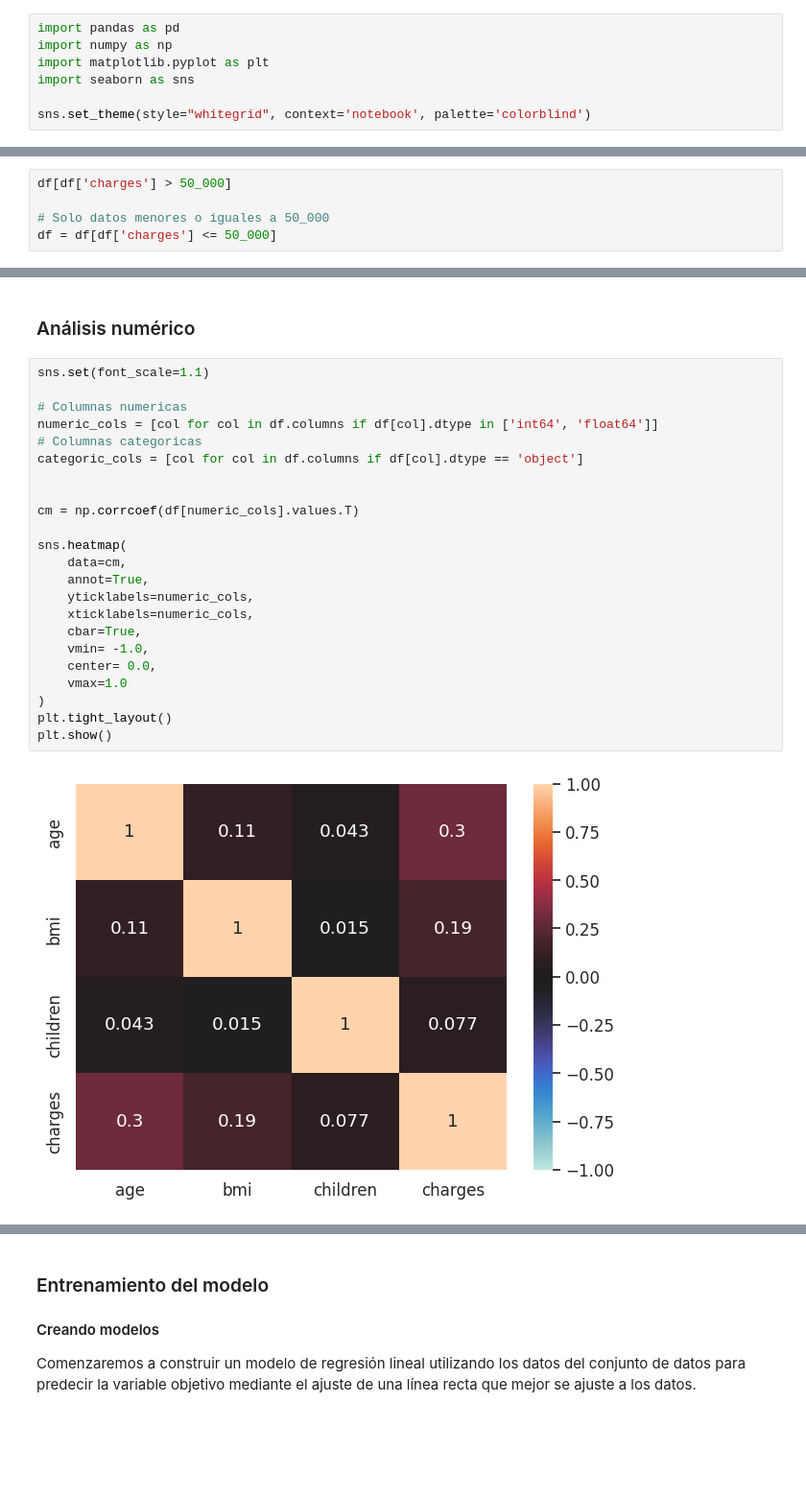
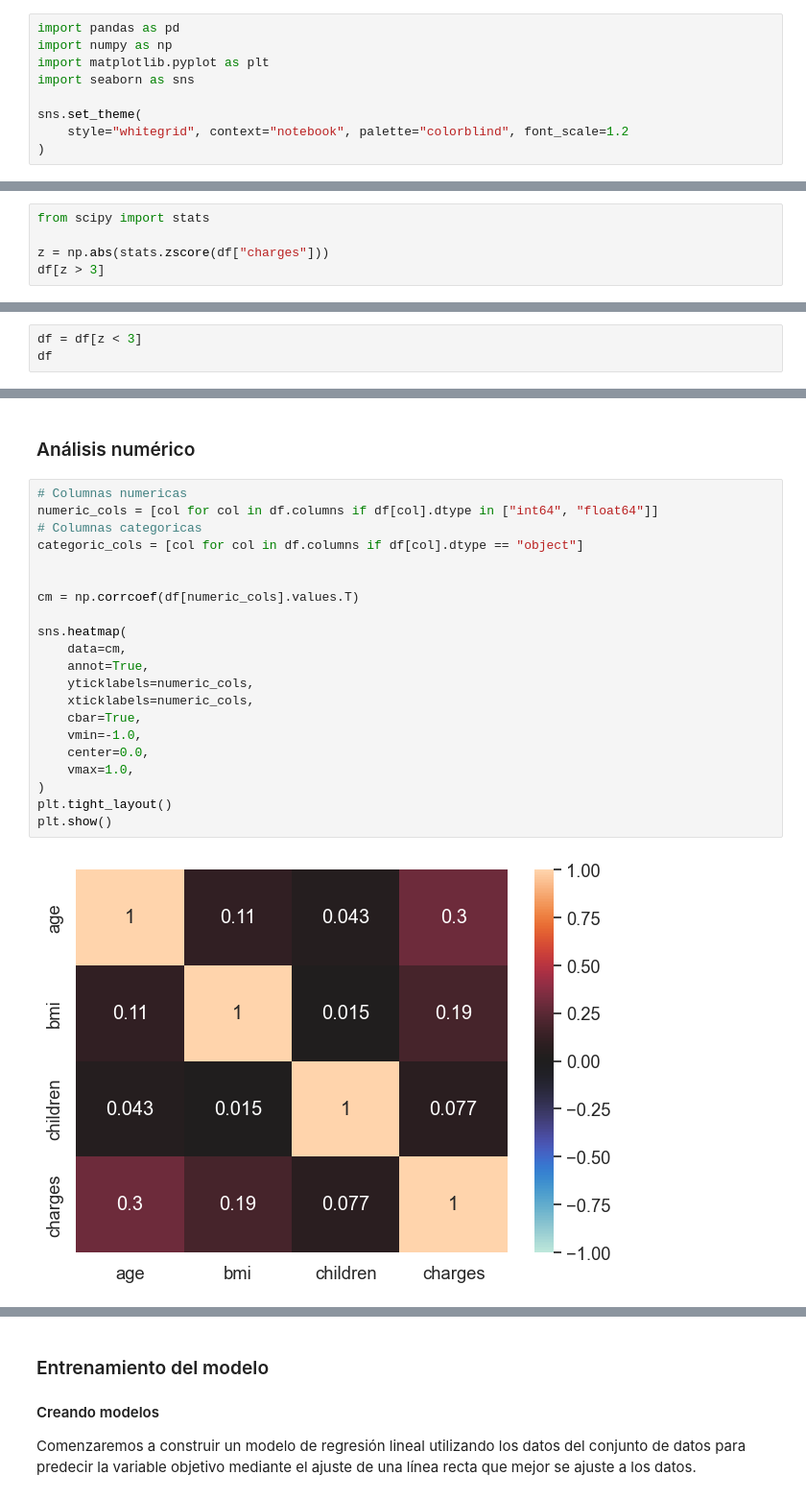
Before and after one commit to M1K3DEV23/ML-Regresi-n-Lineal, a Jupyter notebook: notebooks/03_predecir_gastos_medicos_pacientes.ipynb, the cells around one changed output, grey strips where cells are left out. Shown: that part at 96% size. Drawn from its saved outputs; the diff is of its cells as text; blank space fills up the shorter version.

```diff
--- a/notebooks/03_predecir_gastos_medicos_pacientes.ipynb
+++ b/notebooks/03_predecir_gastos_medicos_pacientes.ipynb
@@ -45,7 +38,9 @@ import numpy as np
 import matplotlib.pyplot as plt
 import seaborn as sns
 
-sns.set_theme(style="whitegrid", context='notebook', palette='colorblind')
+sns.set_theme(
+    style="whitegrid", context="notebook", palette="colorblind", font_scale=1.2
+)
 # %% [markdown]
 ### Descargnado los datos
 
@@ -76,2 +72,7 @@ df['charges'].hist(bins=40);
 # %% [markdown]
 Se observa una concentración de datos entre 0 y 10000, seguida por una **aparente distribución bimodal** con picos en 20000 y 40000. Luego, a partir de los 50000, hay una caída en los valores hasta 60000.
+# %%
+from scipy import stats
+
+z = np.abs(stats.zscore(df["charges"]))
+df[z > 3]
@@ -78,7 +94,2 @@ Se observa una concentración de datos entre 0 y 10000, seguida por una **aparen
 # %% [markdown]
 Algo que analizar, según este gráfico, es entender qué está pasando con los datos arriba de los 50,000. Parece haber muy pocos datos de este lado.
-# %%
-df[df['charges'] > 50_000]
-
-# Solo datos menores o iguales a 50_000
-df = df[df['charges'] <= 50_000]
@@ -92,0 +96,3 @@ Sin embargo es importante aclarar que ***NO SE DEBEN ELIMINAR*** datos atípicos
+# %%
+df = df[z < 3]
+df
@@ -127,30 +144,28 @@ En general los valores se distribuyen de manera esperada. Con valores extremos e
 # %% [markdown]
 ### Análisis numérico
 # %%
-sns.set(font_scale=1.1)
-
 # Columnas numericas
-numeric_cols = [col for col in df.columns if df[col].dtype in ['int64', 'float64']]
+numeric_cols = [col for col in df.columns if df[col].dtype in ["int64", "float64"]]
 # Columnas categoricas
-categoric_cols = [col for col in df.columns if df[col].dtype == 'object']
+categoric_cols = [col for col in df.columns if df[col].dtype == "object"]
 
 
 cm = np.corrcoef(df[numeric_cols].values.T)
 
 sns.heatmap(
     data=cm,
     annot=True,
     yticklabels=numeric_cols,
     xticklabels=numeric_cols,
     cbar=True,
-    vmin= -1.0,
-    center= 0.0,
-    vmax=1.0
+    vmin=-1.0,
+    center=0.0,
+    vmax=1.0,
 )
 plt.tight_layout()
 plt.show()
 # %% [output]
-[figure, old version]
+[figure, new version]
 # %% [markdown]
 ## Utilizando las demas variables
 
```
Also changed, not shown: parts of 29 cells of this notebook, 4 other files.
